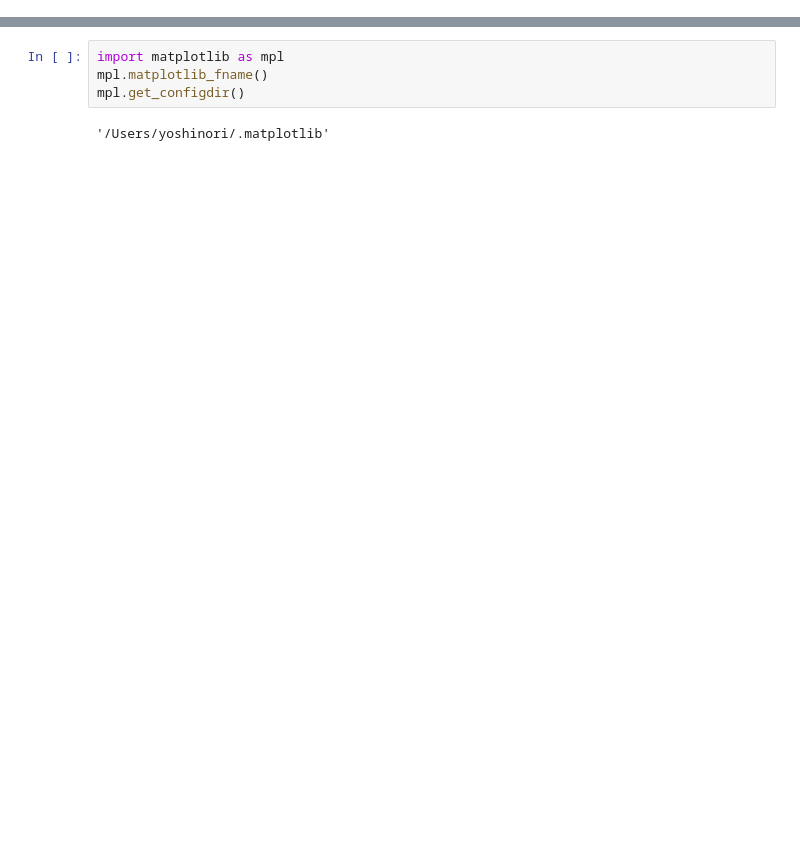
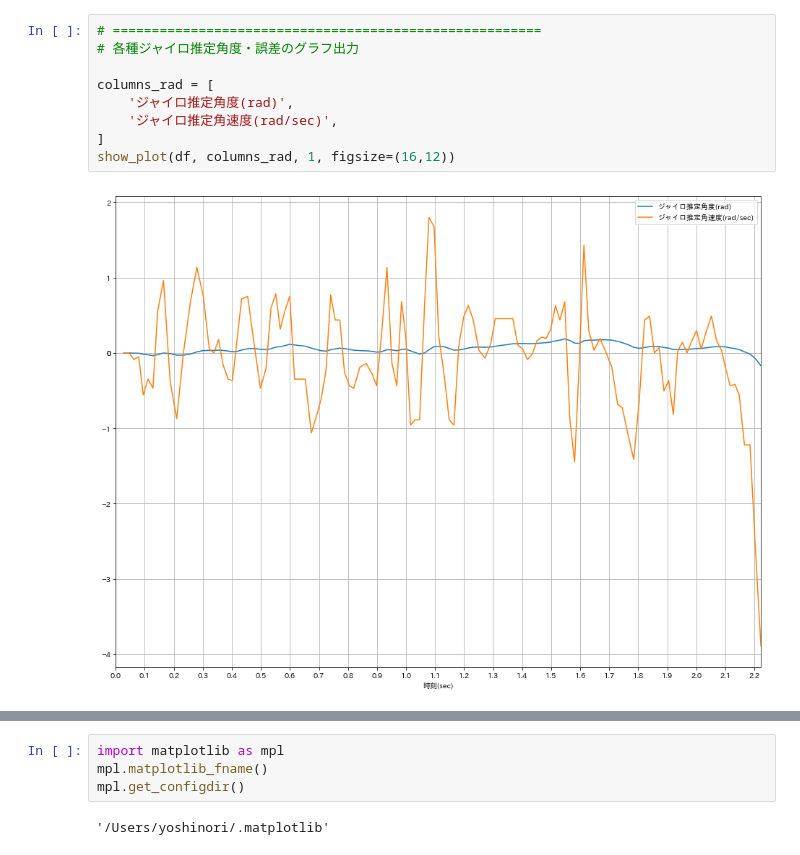
Before and after one commit to ETRobocon2017-TeamD/balanc3r-for-ev3way-et, a Jupyter notebook: log/log_viewer.ipynb, the cells around one changed output, grey strips where cells are left out. Drawn from its saved outputs; the diff is of its cells as text; blank space fills up the shorter version.

```diff
--- a/log/log_viewer.ipynb
+++ b/log/log_viewer.ipynb
@@ -92,3 +104,14 @@ show_plot(df, columns_rad, 1, figsize=(16,12))
+# %%
+# =======================================================
+# 各種ジャイロ推定角度・誤差のグラフ出力
+
+columns_rad = [
+    'ジャイロ推定角度(rad)',
+    'ジャイロ推定角速度(rad/sec)',
+]
+show_plot(df, columns_rad, 1, figsize=(16,12))
+# %% [output]
+[figure, added]
 # %%
 # =======================================================
 # 印加電圧比のグラフ出力
```
Also changed, not shown: parts of 8 cells of this notebook.
